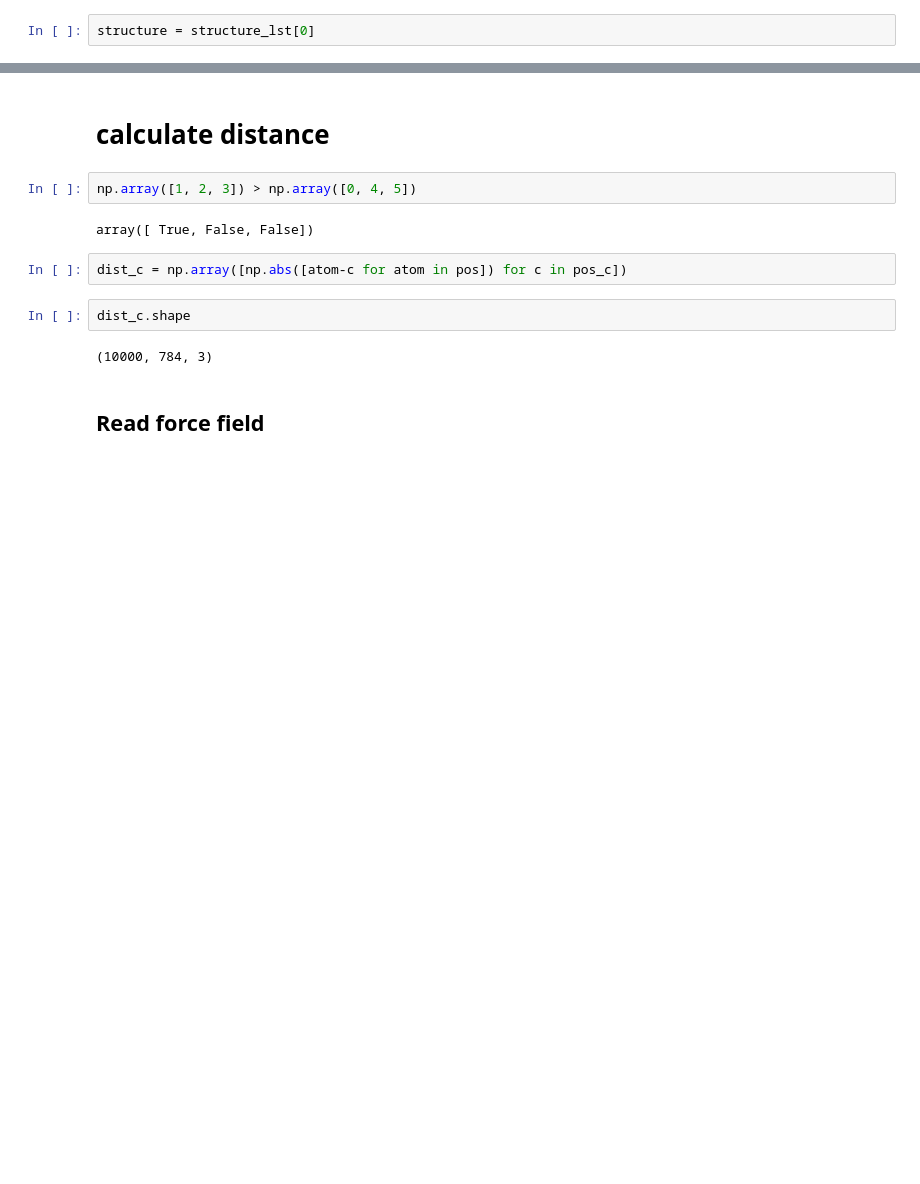
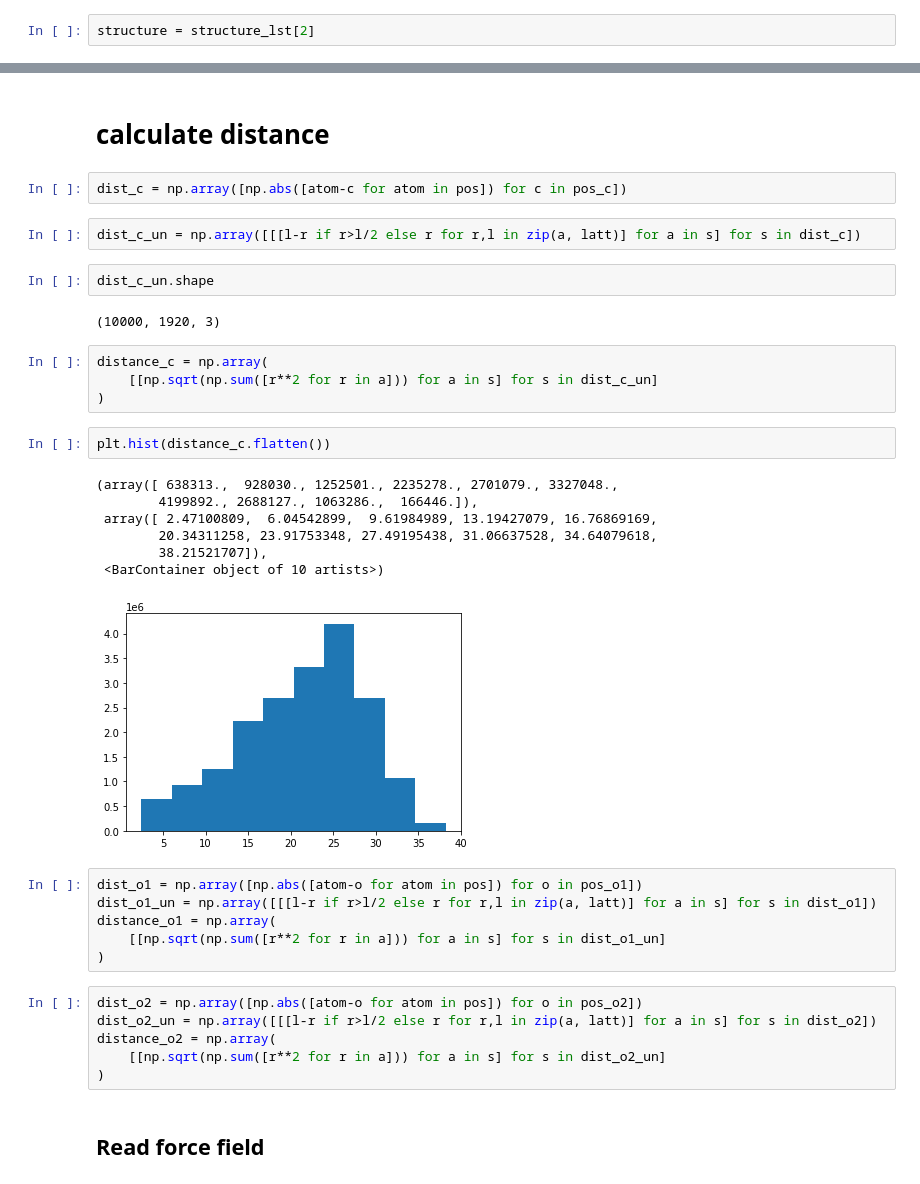
Before and after one commit to XiaoqZhang/nvt_parser, a Jupyter notebook: test_weights.ipynb, the cells around one changed output, grey strips where cells are left out. Drawn from its saved outputs; the diff is of its cells as text; blank space fills up the shorter version.

```diff
--- a/test_weights.ipynb
+++ b/test_weights.ipynb
@@ -31,7 +31,7 @@ structure_lst
 # %% [output]
 ['ABETIN_clean', 'ABUWOJ_clean', 'ABEXEN_clean']
 # %%
-structure = structure_lst[0]
+structure = structure_lst[2]
 # %% [markdown]
 # Data preparation
 # %% [markdown]
@@ -81,16 +81,40 @@ with open(os.path.join(nvt_path, "%s/Movies/System_0/Movie_%s_%d.%d.%d_298.00000
         pos_o2 = [np.array([float(t) for t in l[4:7]]) for l in positions if l[1] == '3']
 # %% [markdown]
 # calculate distance
-# %%
-np.array([1, 2, 3]) > np.array([0, 4, 5])
-# %% [output]
-array([ True, False, False])
 # %%
 dist_c = np.array([np.abs([atom-c for atom in pos]) for c in pos_c])
+# %%
+dist_c_un = np.array([[[l-r if r>l/2 else r for r,l in zip(a, latt)] for a in s] for s in dist_c])
 # %%
-dist_c.shape
+dist_c_un.shape
 # %% [output]
-(10000, 784, 3)
+(10000, 1920, 3)
+# %%
+distance_c = np.array(
+    [[np.sqrt(np.sum([r**2 for r in a])) for a in s] for s in dist_c_un]
+)
+# %%
+plt.hist(distance_c.flatten())
+# %% [output]
+(array([ 638313.,  928030., 1252501., 2235278., 2701079., 3327048.,
+        4199892., 2688127., 1063286.,  166446.]),
+ array([ 2.47100809,  6.04542899,  9.61984989, 13.19427079, 16.76869169,
+        20.34311258, 23.91753348, 27.49195438, 31.06637528, 34.64079618,
+        38.21521707]),
+ <BarContainer object of 10 artists>)
+[figure, added]
+# %%
+dist_o1 = np.array([np.abs([atom-o for atom in pos]) for o in pos_o1])
+dist_o1_un = np.array([[[l-r if r>l/2 else r for r,l in zip(a, latt)] for a in s] for s in dist_o1])
+distance_o1 = np.array(
+    [[np.sqrt(np.sum([r**2 for r in a])) for a in s] for s in dist_o1_un]
+)
+# %%
+dist_o2 = np.array([np.abs([atom-o for atom in pos]) for o in pos_o2])
+dist_o2_un = np.array([[[l-r if r>l/2 else r for r,l in zip(a, latt)] for a in s] for s in dist_o2])
+distance_o2 = np.array(
+    [[np.sqrt(np.sum([r**2 for r in a])) for a in s] for s in dist_o2_un]
+)
 # %% [markdown]
 ## Read force field
 # %% [markdown]
```
Also changed, not shown: parts of 82 cells of this notebook, 3 other files.
